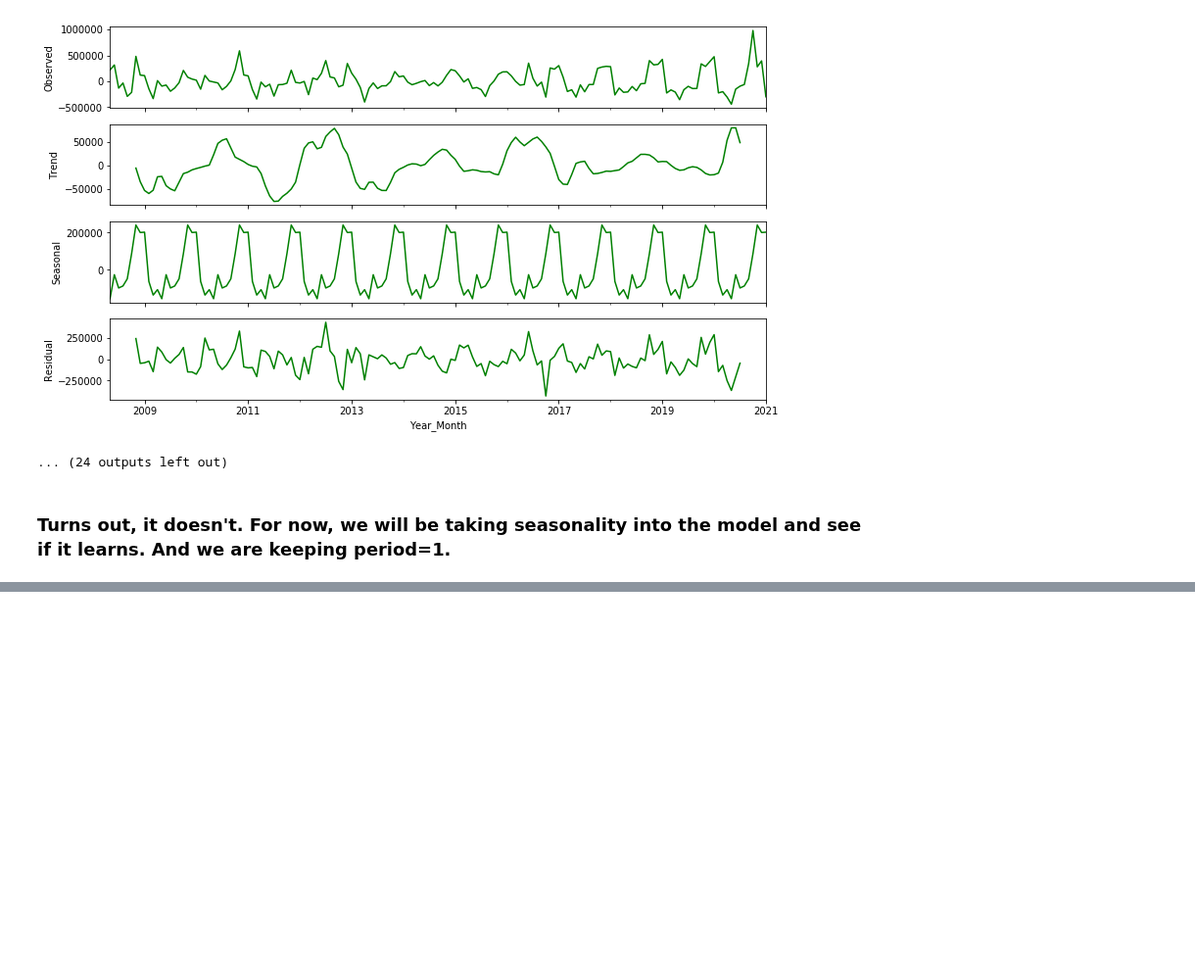
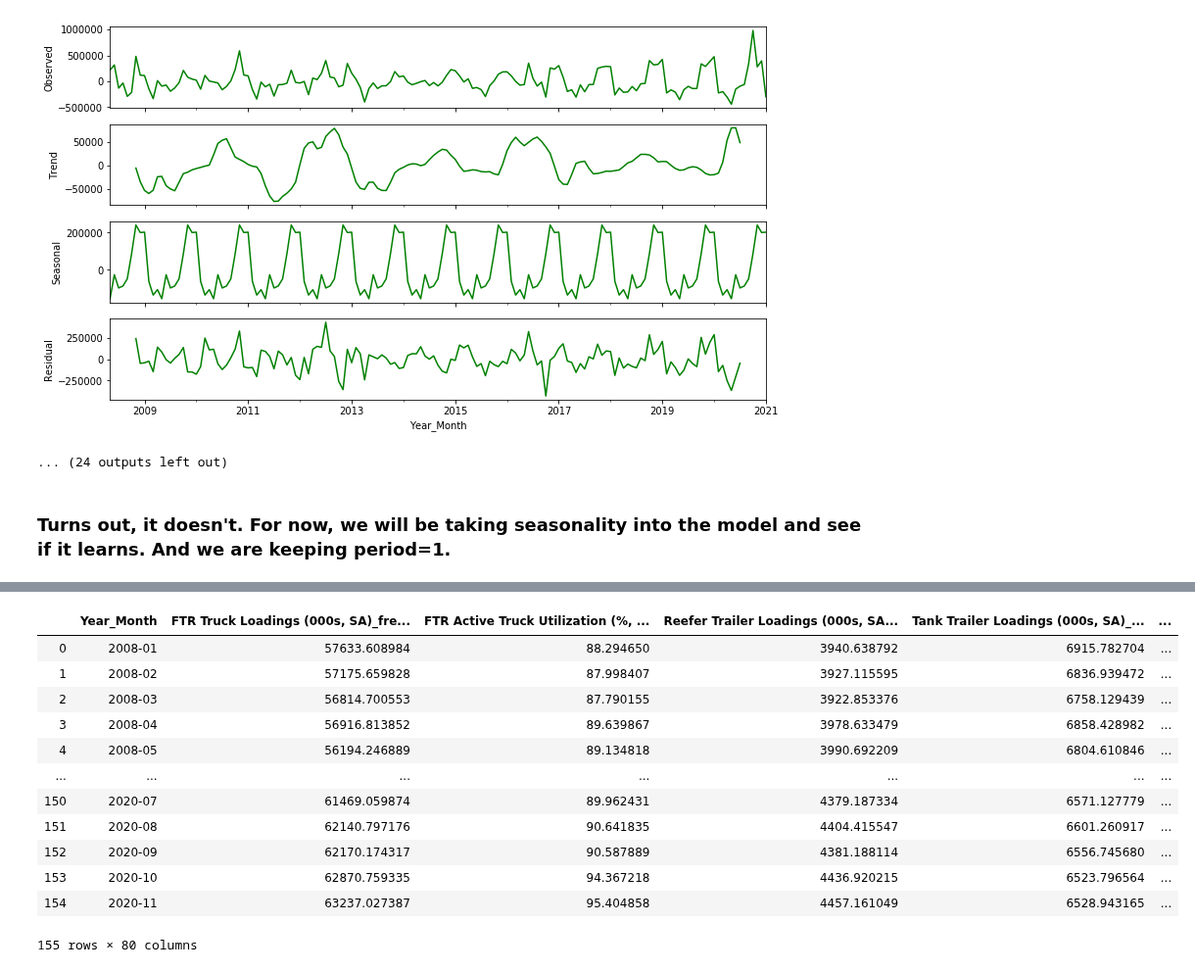
Before and after one commit to rnair7163/LabelMaster_Sales_Forecasting, a Jupyter notebook: Sales_Data/monthly_sales_eda.ipynb, the cells around one changed output, grey strips where cells are left out. Shown at 98% size. Cells and saved outputs as stored; diff of their text form; code cells hidden in the pictures; blank space fills up the shorter version.

```diff
--- a/Sales_Data/monthly_sales_eda.ipynb
+++ b/Sales_Data/monthly_sales_eda.ipynb
@@ -282,0 +346,18 @@ books_grouped_diff_period_1.to_csv("Stationary_Sum_of_Sales.csv")
+# %%
+new_data = new_data.drop('Sum of Sales', axis=1)
+# %%
+new_data
+# %% [output]
+|  | Year_Month | FTR Truck Loadings (000s, SA)_fre... | FTR Active Truck Utilization (%, ... | Reefer Trailer Loadings (000s, SA... | Tank Trailer Loadings (000s, SA)_... | ... |
+| 0 | 2008-01 | 57633.608984 | 88.294650 | 3940.638792 | 6915.782704 | ... |
+| 1 | 2008-02 | 57175.659828 | 87.998407 | 3927.115595 | 6836.939472 | ... |
+| 2 | 2008-03 | 56814.700553 | 87.790155 | 3922.853376 | 6758.129439 | ... |
+| 3 | 2008-04 | 56916.813852 | 89.639867 | 3978.633479 | 6858.428982 | ... |
+| 4 | 2008-05 | 56194.246889 | 89.134818 | 3990.692209 | 6804.610846 | ... |
+| ... | ... | ... | ... | ... | ... | ... |
+| 150 | 2020-07 | 61469.059874 | 89.962431 | 4379.187334 | 6571.127779 | ... |
+| 151 | 2020-08 | 62140.797176 | 90.641835 | 4404.415547 | 6601.260917 | ... |
+| 152 | 2020-09 | 62170.174317 | 90.587889 | 4381.188114 | 6556.745680 | ... |
+| 153 | 2020-10 | 62870.759335 | 94.367218 | 4436.920215 | 6523.796564 | ... |
+| 154 | 2020-11 | 63237.027387 | 95.404858 | 4457.161049 | 6528.943165 | ... |
+155 rows × 80 columns
```
Also changed, not shown: parts of 9 cells of this notebook.
